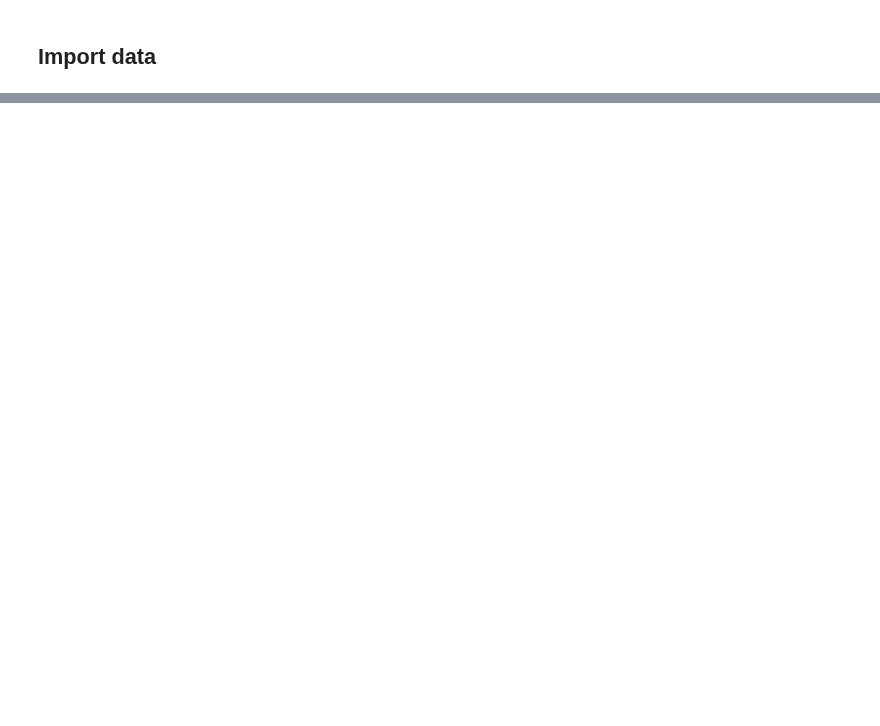
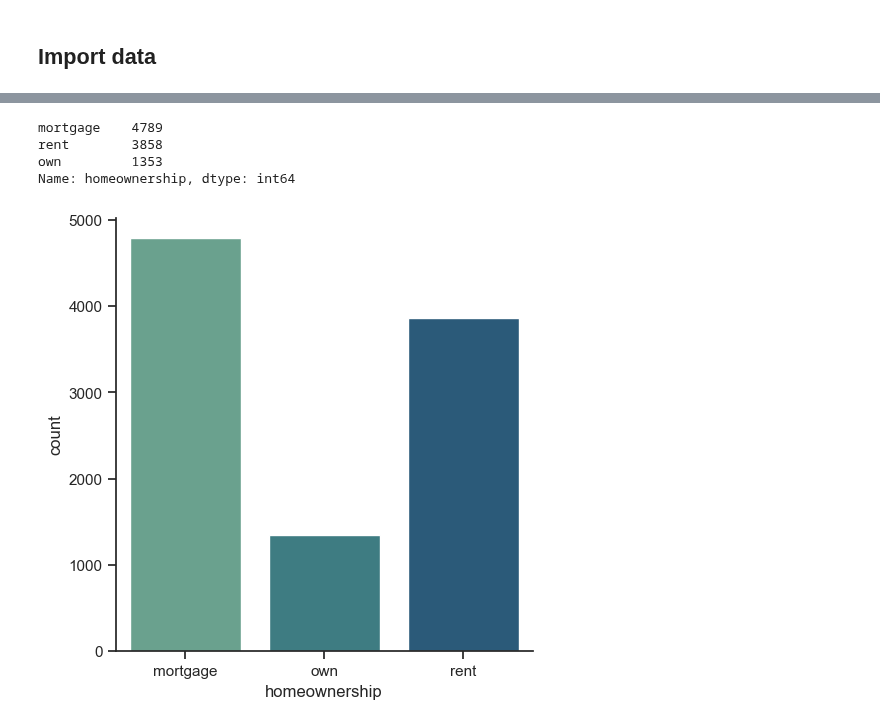
Before and after one commit to kirenz/eda, a Jupyter notebook: 04-exploring-categorical-variables.ipynb, the cells around one changed output, grey strips where cells are left out. Cells and saved outputs as stored; diff of their text form; code cells hidden in the pictures; blank space fills up the shorter version.

```diff
--- a/04-exploring-categorical-variables.ipynb
+++ b/04-exploring-categorical-variables.ipynb
@@ -81,0 +42,3 @@ Task B: Compute the proportion of patients in the control group who had a stroke
+# %%
+df.homeownership = df.homeownership.astype("category")
+df.application_type = df.application_type.astype("category")
@@ -81,0 +56,23 @@ Task B: Compute the proportion of patients in the control group who had a stroke
+# %%
+# A table summarizing the frequencies for each value of the homeownership variable: mortgage, own, and rent.
+df["homeownership"].value_counts()
+# %% [output]
+mortgage    4789
+rent        3858
+own         1353
+Name: homeownership, dtype: int64
+# %%
+import seaborn as sns
+import matplotlib.pyplot as plt
+
+sns.set_theme(style="ticks", color_codes=True)
+# %%
+# Counts of values of the homeownership variable.
+sns.catplot(x="homeownership",
+            kind = "count",
+            palette="crest",
+            data=df)
+
+plt.show();
+# %% [output]
+[figure, added]
```
Also changed, not shown: parts of 28 cells of this notebook, 1 other file.
